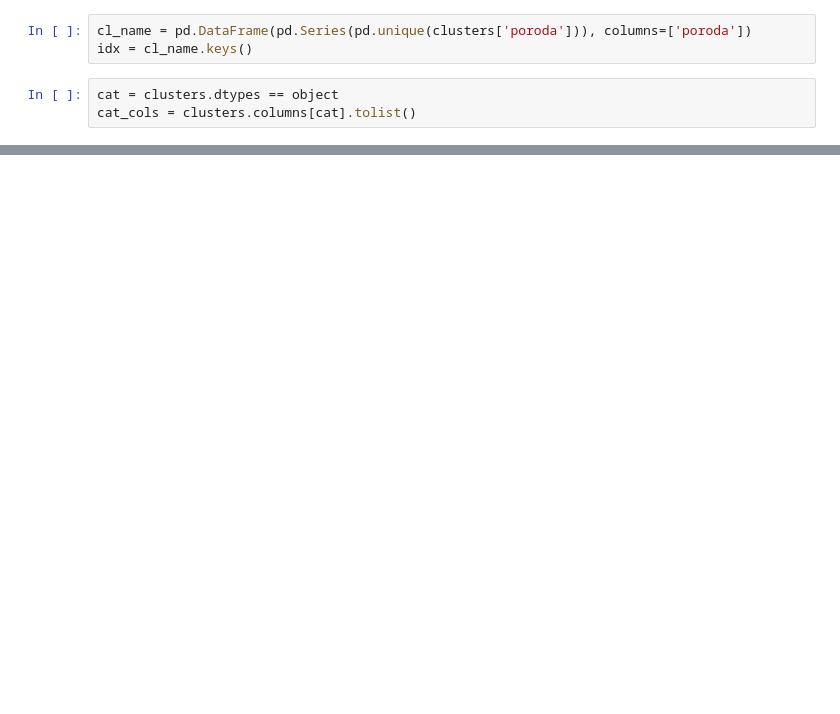
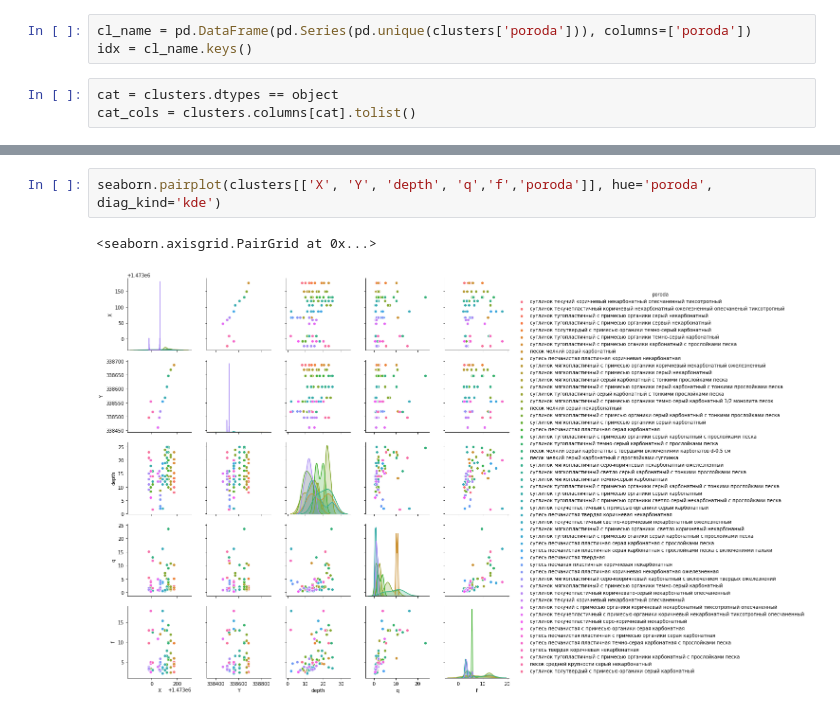
Before and after one commit to ixomaxip/ml, a Jupyter notebook: src/dev.ipynb, the cells around one changed output, grey strips where cells are left out. Cells and saved outputs as stored; diff of their text form; blank space fills up the shorter version.

Commit message:
visual analysis

```diff
--- a/src/dev.ipynb
+++ b/src/dev.ipynb
@@ -27,0 +104,5 @@ cat_cols = clusters.columns[cat].tolist()
+# %%
+seaborn.pairplot(clusters[['X', 'Y', 'depth', 'q','f','poroda']], hue='poroda', diag_kind='kde')
+# %% [output]
+<seaborn.axisgrid.PairGrid at 0x...>
+[figure, added]
```
Also changed, not shown: parts of 10 cells of this notebook, 1 other file.
